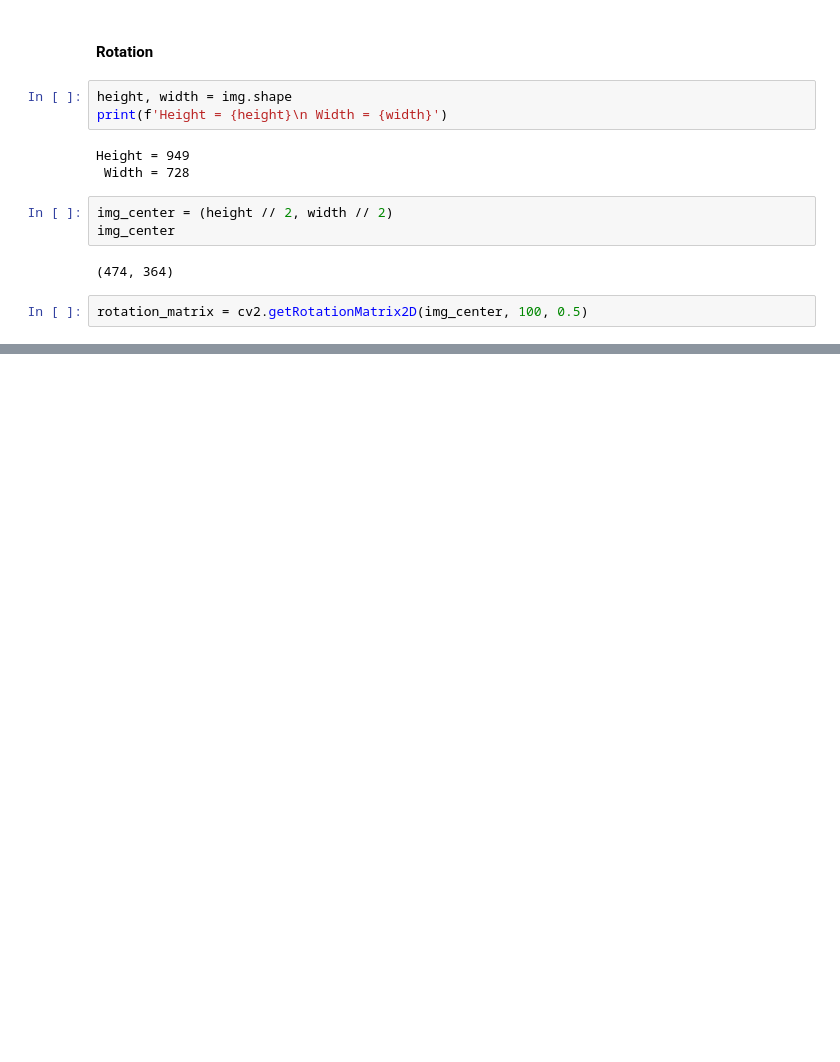
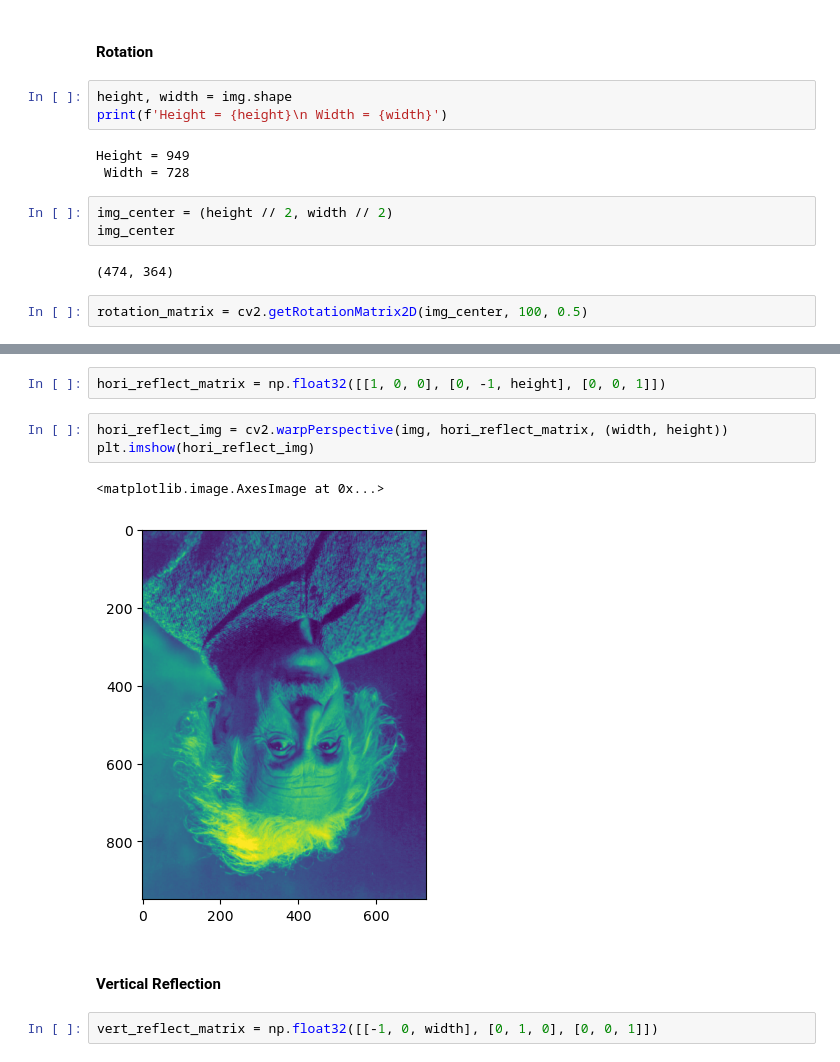
Before and after one commit to UnstableGatekeeper/APL-CVL-24, a Jupyter notebook: assignment1/Assignment 1.ipynb, the cells around one changed output, grey strips where cells are left out. Saved outputs shown, nothing was run; the diff lists cells and outputs as text; blank space fills up the shorter version.

```diff
--- a/assignment1/Assignment 1.ipynb
+++ b/assignment1/Assignment 1.ipynb
@@ -49,0 +69,12 @@ plt.imshow(rotated_img)
+# %%
+hori_reflect_matrix = np.float32([[1, 0, 0], [0, -1, height], [0, 0, 1]])
+# %%
+hori_reflect_img = cv2.warpPerspective(img, hori_reflect_matrix, (width, height))
+plt.imshow(hori_reflect_img)
+# %% [output]
+<matplotlib.image.AxesImage at 0x...>
+[figure, added]
+# %% [markdown]
+#### Vertical Reflection
+# %%
+vert_reflect_matrix = np.float32([[-1, 0, width], [0, 1, 0], [0, 0, 1]])
```
Also changed, not shown: parts of 16 cells of this notebook.
